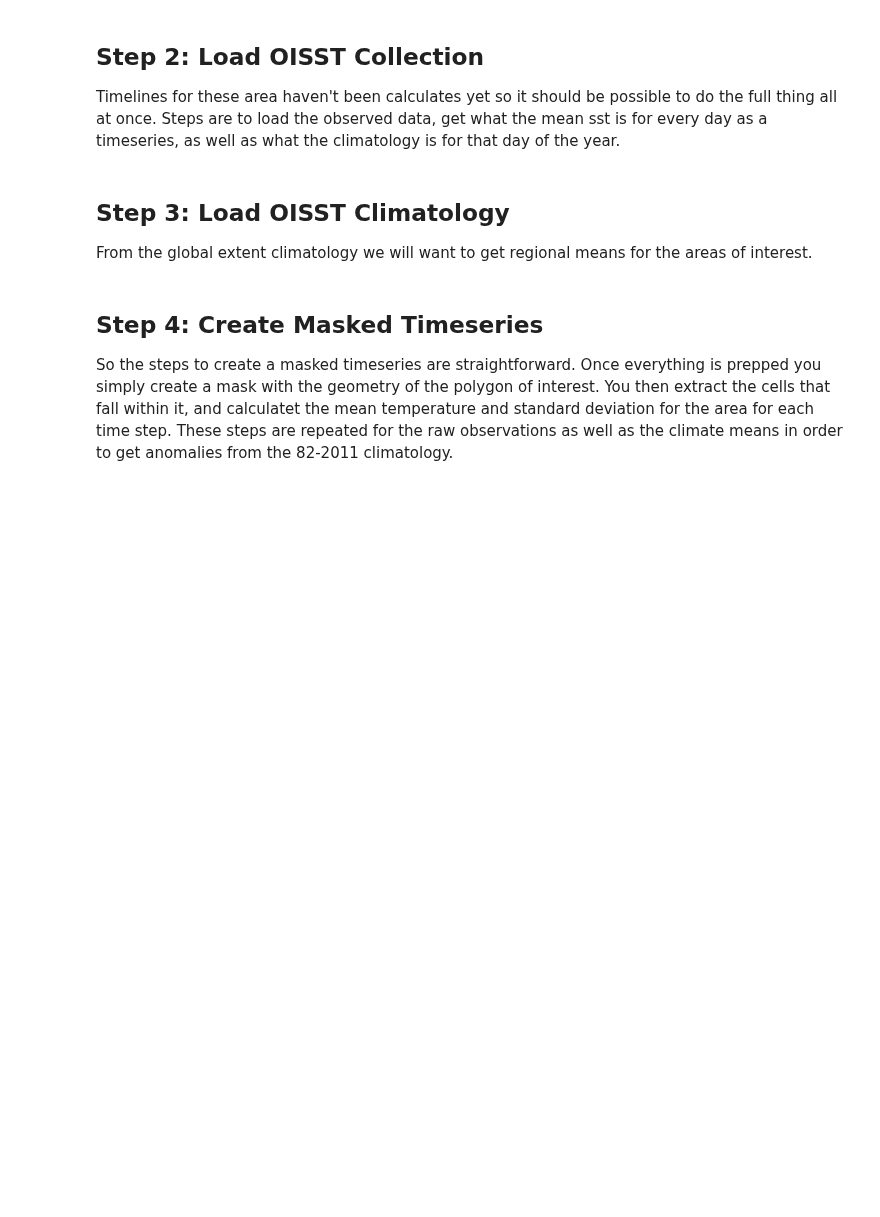
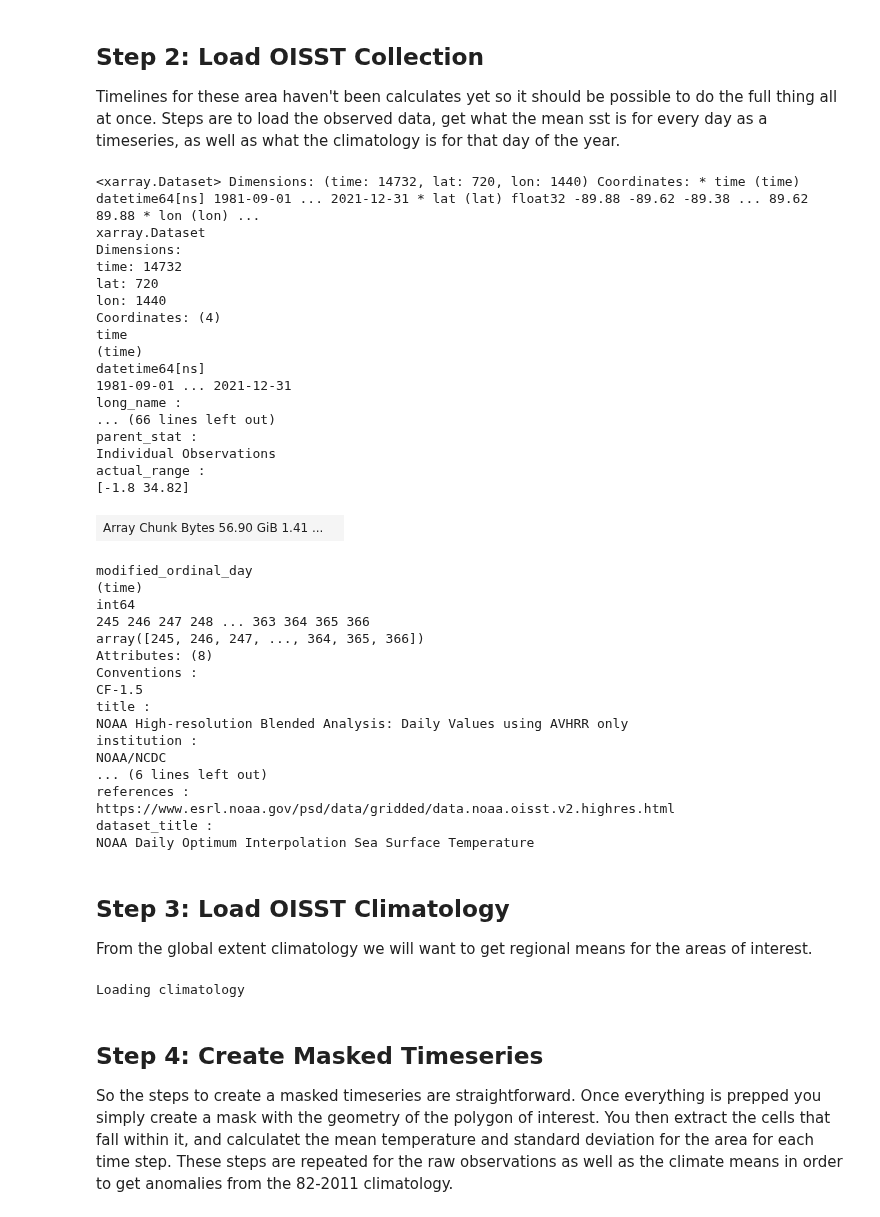
Before and after one commit to adamkemberling/oisst_mainstays, a Jupyter notebook: notebooks/04_BASE_regional_timeseries_groups.ipynb, the cells around one changed output. Drawn from its saved outputs; the diff is of its cells as text; code cells hidden in the pictures; blank space fills up the shorter version.

```diff
--- a/notebooks/04_BASE_regional_timeseries_groups.ipynb
+++ b/notebooks/04_BASE_regional_timeseries_groups.ipynb
@@ -122,14 +113,51 @@ Timelines for these area haven't been calculates yet so it should be possible to
 # %%
 # Load OISSt using ot.load_box_oisst()
 oisst_grid = ot.load_box_oisst(box_root,
                                start_yr,
                                end_yr,
                                anomalies = False,
                                do_parallel = True)
 # oisst_grid.sst.isel(time = 0).plot()
 
 # Add MOD
 oisst_grid = ot.add_mod(oisst_grid, time_dim = "time")
+oisst_grid
+# %% [output]
+<xarray.Dataset> Dimensions: (time: 14732, lat: 720, lon: 1440) Coordinates: * time (time) datetime64[ns] 1981-09-01 ... 2021-12-31 * lat (lat) float32 -89.88 -89.62 -89.38 ... 89.62 89.88 * lon (lon) ...
+xarray.Dataset
+Dimensions:
+time: 14732
+lat: 720
+lon: 1440
+Coordinates: (4)
+time
+(time)
+datetime64[ns]
+1981-09-01 ... 2021-12-31
+long_name :
+... (66 lines left out)
+parent_stat :
+Individual Observations
+actual_range :
+[-1.8 34.82]
+| Array Chunk Bytes 56.90 GiB 1.41 ... |  |
+modified_ordinal_day
+(time)
+int64
+245 246 247 248 ... 363 364 365 366
+array([245, 246, 247, ..., 364, 365, 366])
+Attributes: (8)
+Conventions :
+CF-1.5
+title :
+NOAA High-resolution Blended Analysis: Daily Values using AVHRR only
+institution :
+NOAA/NCDC
+... (6 lines left out)
+references :
+https://www.esrl.noaa.gov/psd/data/gridded/data.noaa.oisst.v2.highres.html
+dataset_title :
+NOAA Daily Optimum Interpolation Sea Surface Temperature
 # %% [markdown]
 ## Step 3: Load OISST Climatology
 
@@ -137,6 +165,9 @@ From the global extent climatology we will want to get regional means for the ar
 # %%
 # Load the OISST Climatology
 oisst_clim = ot.load_oisst_climatology(box_root, reference_period = clim_ref_period)
+print("Loading climatology")
+# %% [output]
+Loading climatology
 # %% [markdown]
 ## Step 4: Create Masked Timeseries
 
```
Also changed, not shown: parts of 8 cells of this notebook, 50 other files.
